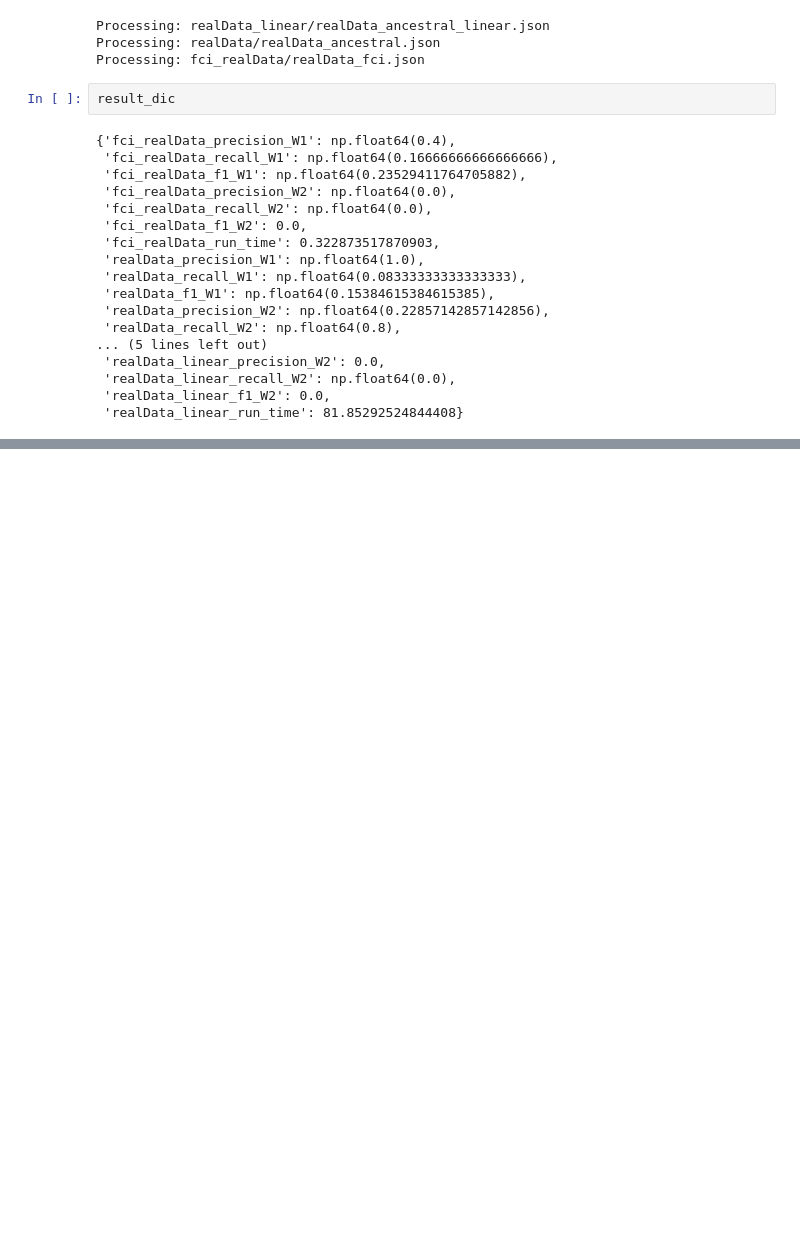
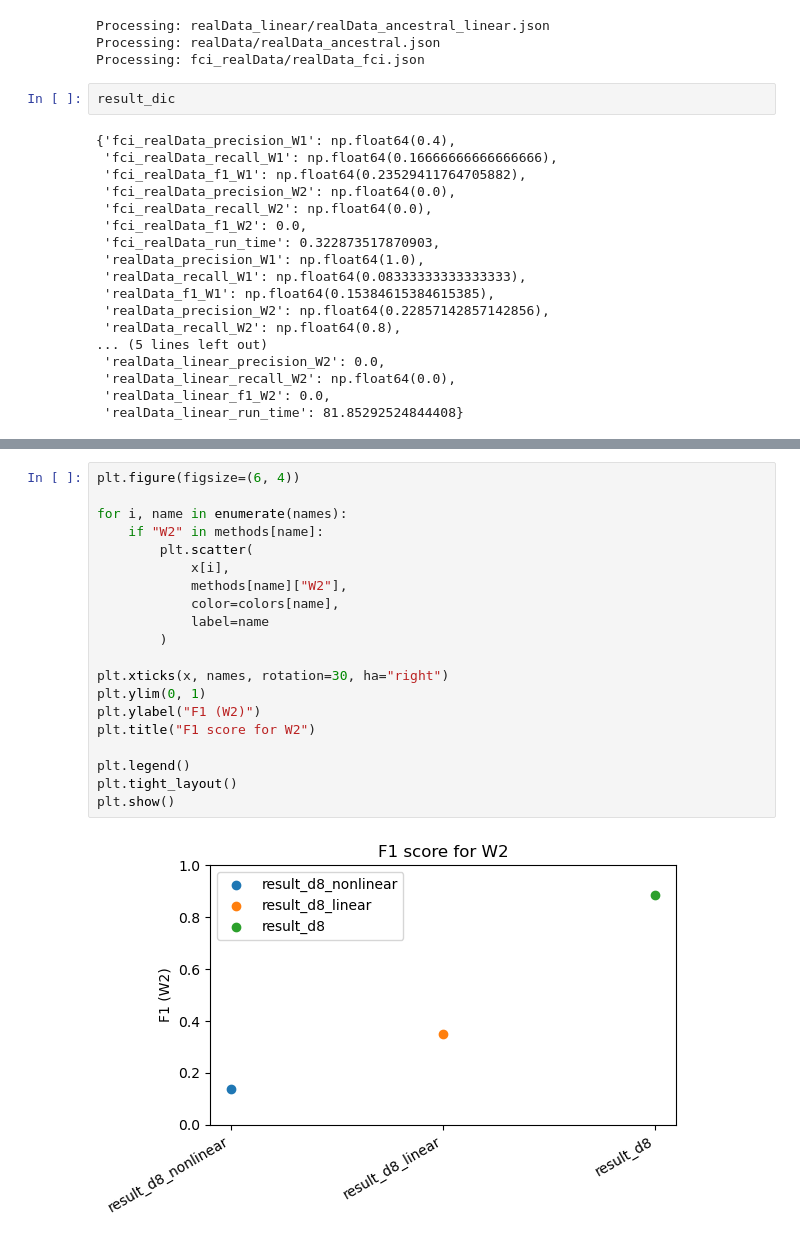
Before and after one commit to yurou-liang/LOGLL-ADMG, a Jupyter notebook: experiments/Analyse.ipynb, the cells around one changed output, grey strips where cells are left out. Cells and saved outputs as stored; diff of their text form; blank space fills up the shorter version.

```diff
--- a/experiments/Analyse.ipynb
+++ b/experiments/Analyse.ipynb
@@ -836,0 +842,22 @@ result_dic
+# %%
+plt.figure(figsize=(6, 4))
+
+for i, name in enumerate(names):
+    if "W2" in methods[name]:
+        plt.scatter(
+            x[i],
+            methods[name]["W2"],
+            color=colors[name],
+            label=name
+        )
+
+plt.xticks(x, names, rotation=30, ha="right")
+plt.ylim(0, 1)
+plt.ylabel("F1 (W2)")
+plt.title("F1 score for W2")
+
+plt.legend()
+plt.tight_layout()
+plt.show()
+# %% [output]
+[figure, added]
```
Also changed, not shown: parts of 12 cells of this notebook, 19 other files.
